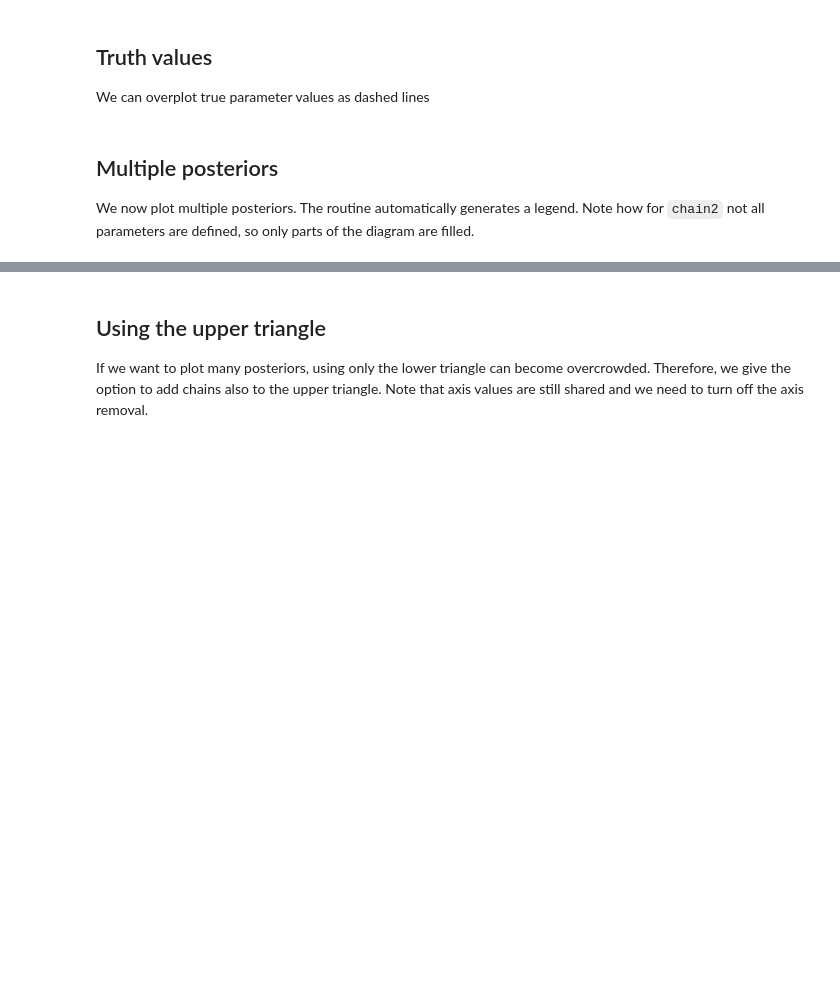
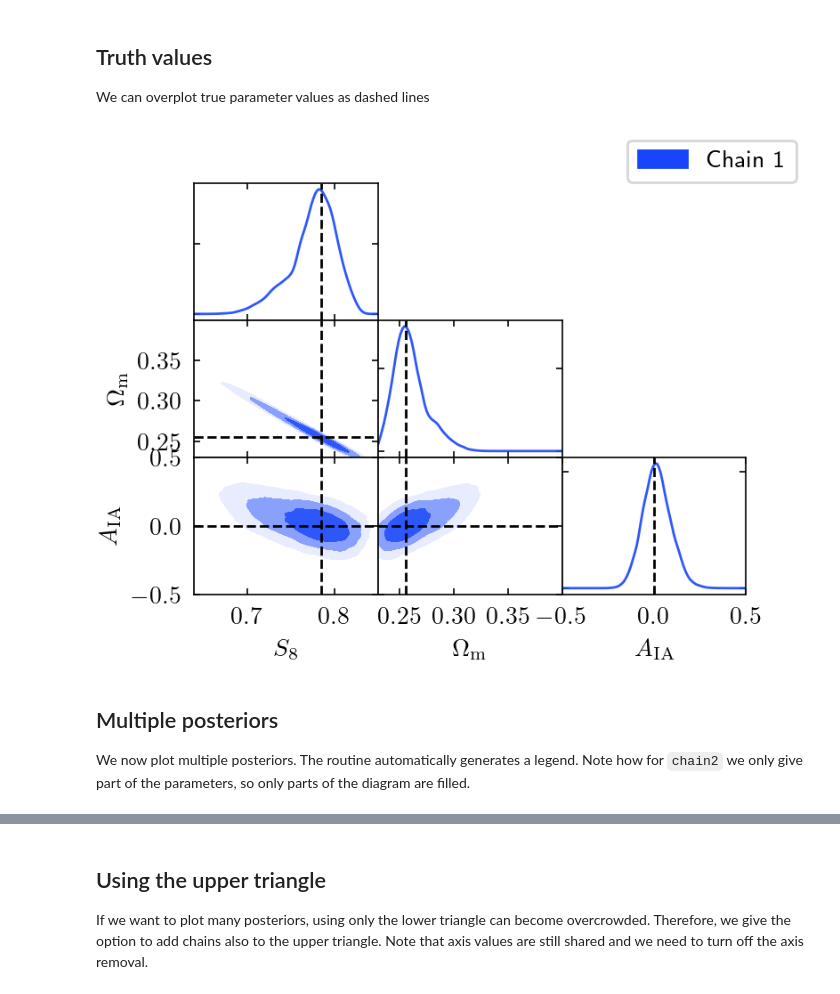
Before and after one commit to llinke1/niceplots, a Jupyter notebook: examples/05: ExampleCornerPlot.ipynb, the cells around one changed output, grey strips where cells are left out. Saved outputs shown, nothing was run; the diff lists cells and outputs as text; code cells hidden in the pictures; blank space fills up the shorter version.

```diff
--- a/examples/05: ExampleCornerPlot.ipynb
+++ b/examples/05: ExampleCornerPlot.ipynb
@@ -15,6 +57,17 @@ We first plot a single posterior. Unused subplots are automatically turned off b
 # %% [markdown]
 ## Truth values
 We can overplot true parameter values as dashed lines
+# %%
+c=nicepl.corner(param_names=param_names, priors=priors)
+c.add_chain(chain1, param_names1, weights1, color='C0', label="Chain 1")
+
+c.add_truth(r"$S_8$", 0.785)
+c.add_truth(r"$\Omega_\mathrm{m}$", 0.255)
+c.add_truth(r"$A_\mathrm{IA}$", 0.0)
+
+c.finalize(outputFn="SingleChainCorner_w_Truth.pdf")
+# %% [output]
+[figure, added]
 # %% [markdown]
 ## Multiple posteriors
-We now plot multiple posteriors. The routine automatically generates a legend. Note how for `chain2` not all parameters are defined, so only parts of the diagram are filled.
+We now plot multiple posteriors. The routine automatically generates a legend. Note how for `chain2` we only give part of the parameters, so only parts of the diagram are filled.
```
Also changed, not shown: parts of 9 cells of this notebook.
